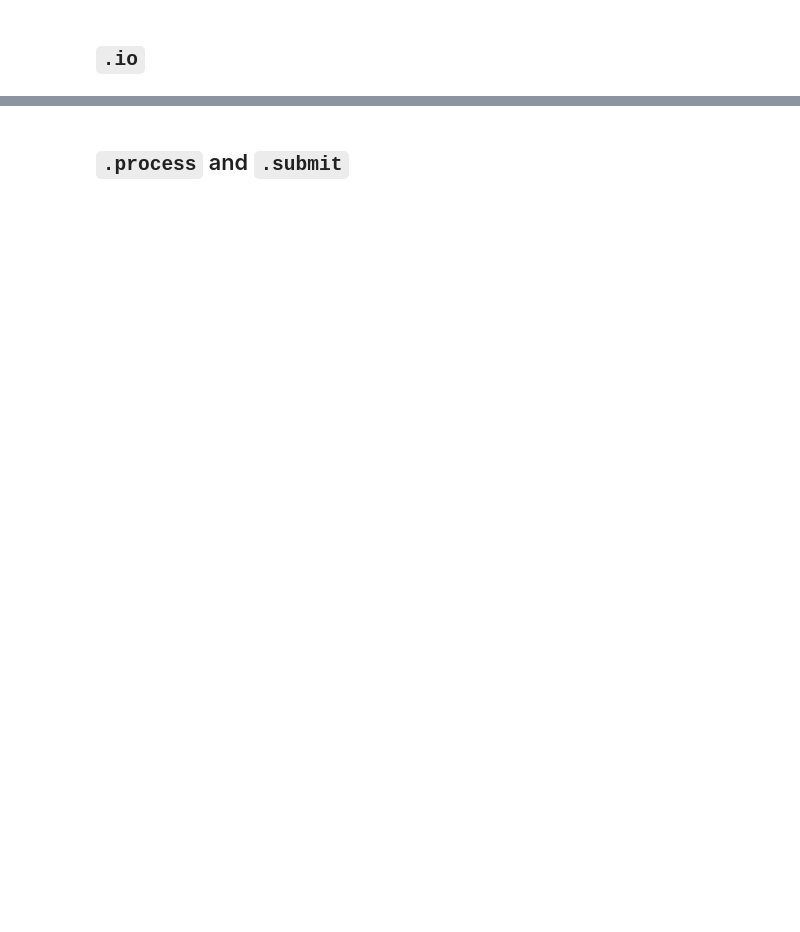
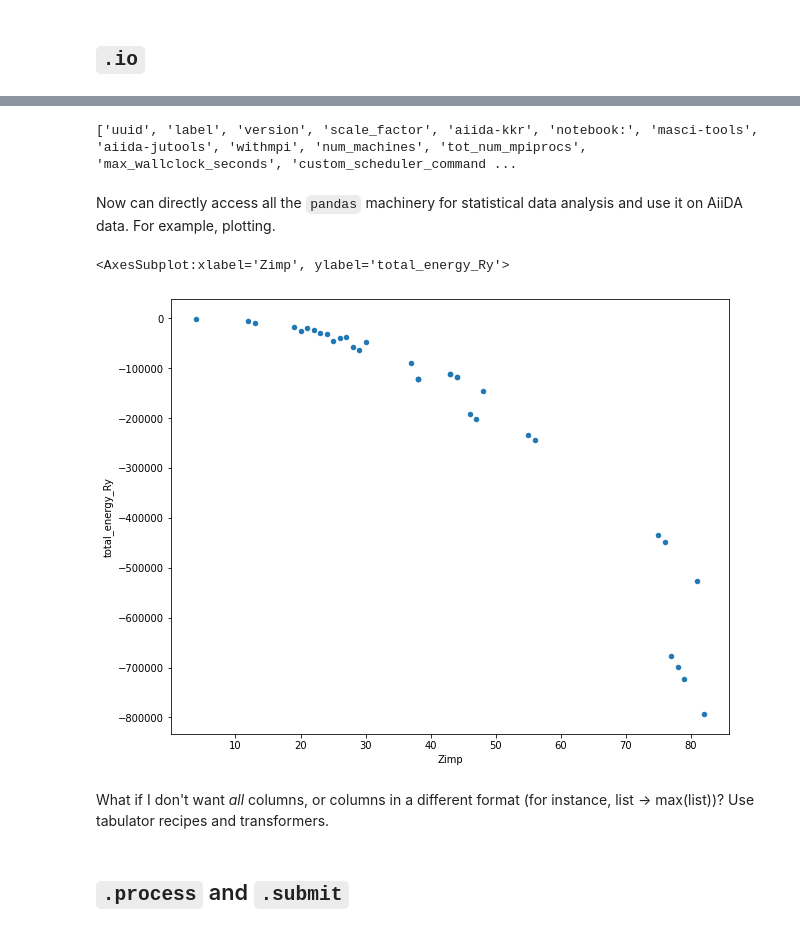
Before and after one commit to JuDFTteam/aiida-jutools, a Jupyter notebook: notebooks/aiida-jutools-demo/aiida-jutools-demo.ipynb, the cells around one changed output, grey strips where cells are left out. Cells and saved outputs as stored; diff of their text form; code cells hidden in the pictures; blank space fills up the shorter version.

Commit message:
extend demo notebook for hackathon (WIP)

```diff
--- a/notebooks/aiida-jutools-demo/aiida-jutools-demo.ipynb
+++ b/notebooks/aiida-jutools-demo/aiida-jutools-demo.ipynb
@@ -253,0 +314,2 @@ optman.get_help('descriptions', 'custom_scheduler_commands', 'submit_script_file
+# %%
+example_group = Group.get(id=51)
@@ -253,0 +336,4 @@ optman.get_help('descriptions', 'custom_scheduler_commands', 'submit_script_file
+# %%
+tabulator = jutools.io.tabulator.NodeTabulator()
+# %%
+table = tabulator.tabulate(example_group)
@@ -253,0 +377,13 @@ optman.get_help('descriptions', 'custom_scheduler_commands', 'submit_script_file
+# %%
+print(list(table.columns))
+# %% [output]
+['uuid', 'label', 'version', 'scale_factor', 'aiida-kkr', 'notebook:', 'masci-tools', 'aiida-jutools', 'withmpi', 'num_machines', 'tot_num_mpiprocs', 'max_wallclock_seconds', 'custom_scheduler_command ...
+# %% [markdown]
+Now can directly access all the `pandas` machinery for statistical data analysis and use it on AiiDA data. For example, plotting.
+# %%
+table.plot.scatter(x='Zimp', y='total_energy_Ry', figsize=(10,8))
+# %% [output]
+<AxesSubplot:xlabel='Zimp', ylabel='total_energy_Ry'>
+[figure, added]
+# %% [markdown]
+What if I don't want *all* columns, or columns in a different format (for instance, list -> max(list))? Use tabulator recipes and transformers.
```
Also changed, not shown: parts of 35 cells of this notebook.
